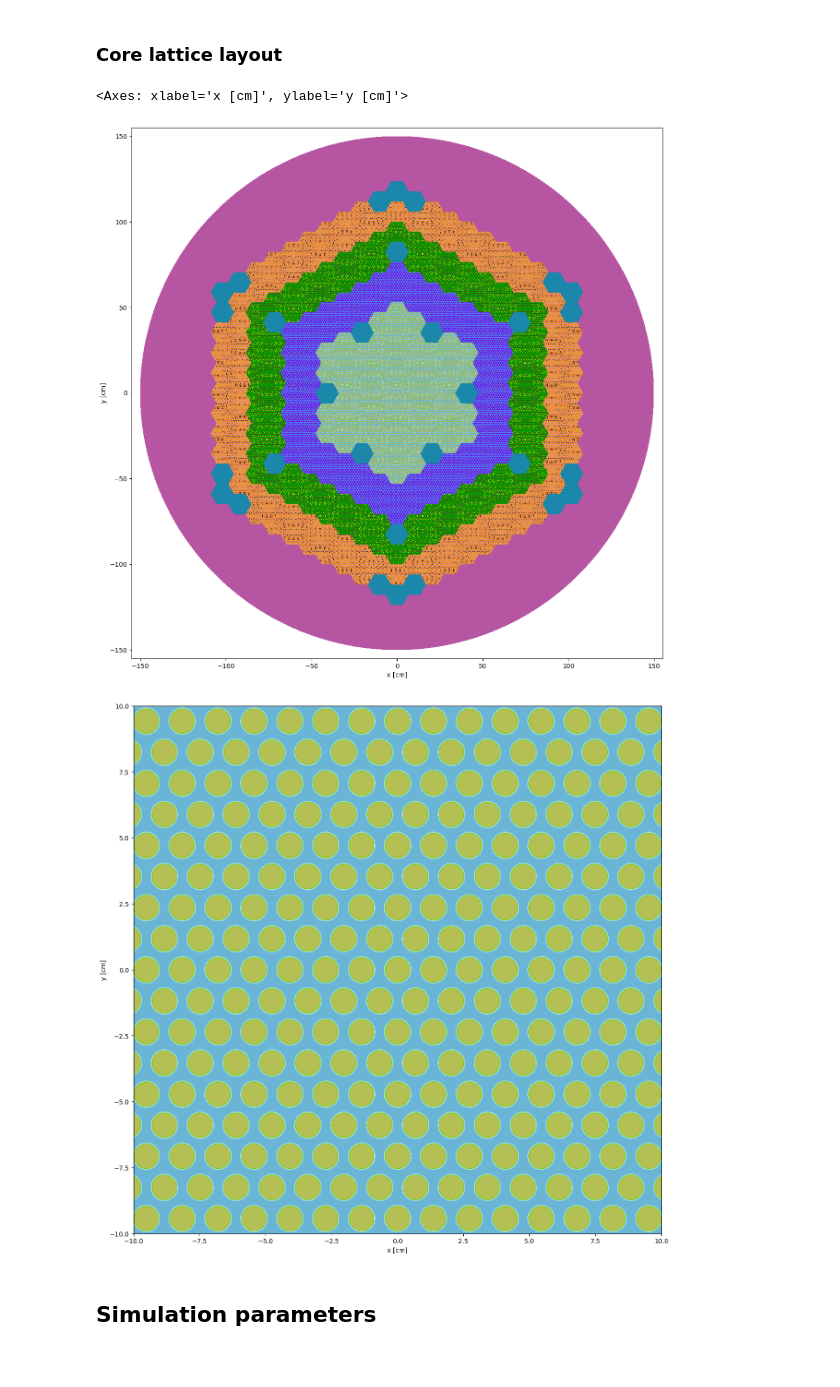
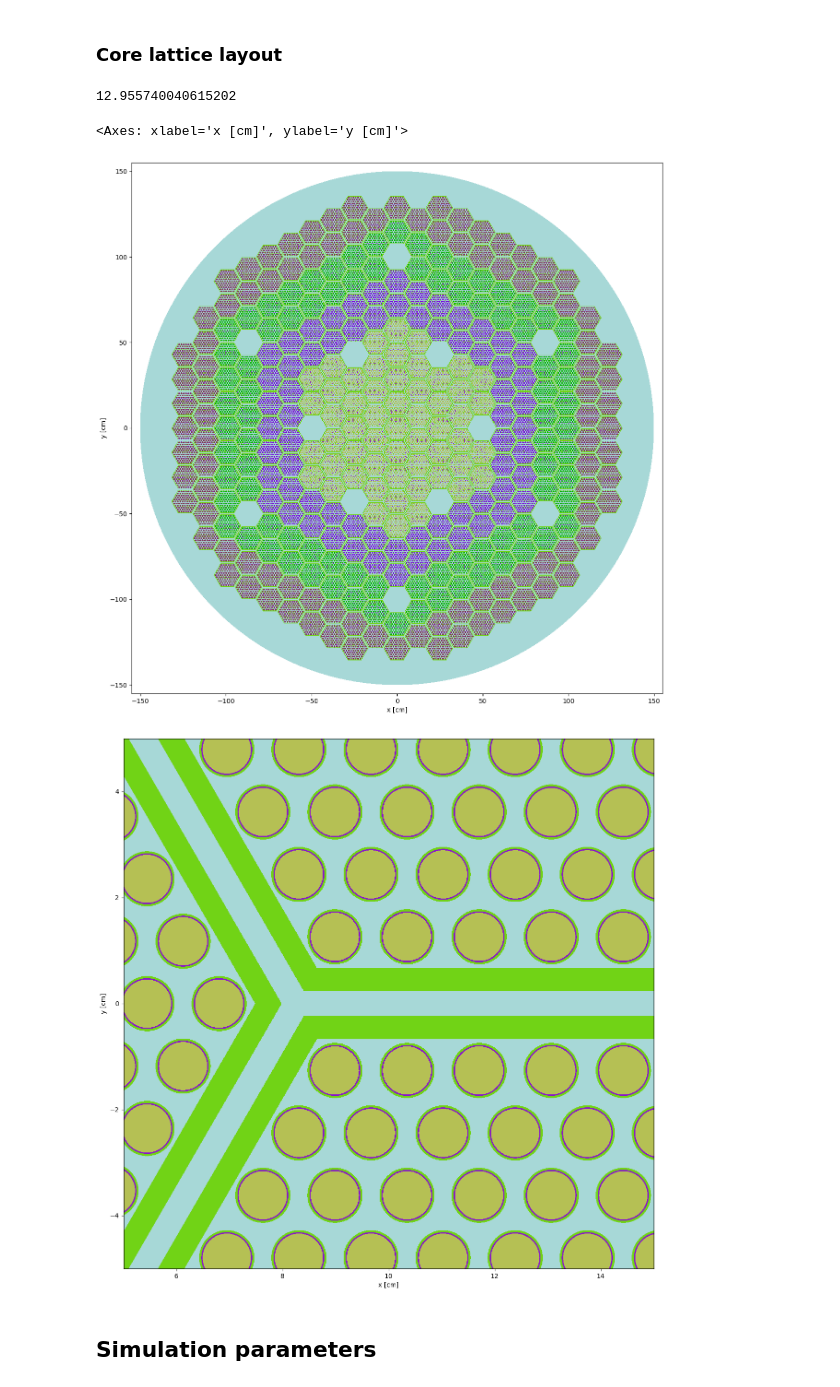
Before and after one commit to Singularigit/minor-actinides-transmutation-in-nuclear-reactor-systems, a Jupyter notebook: BLiu_model_2.ipynb, the cells around one changed output. Drawn from its saved outputs; the diff is of its cells as text; code cells hidden in the pictures.

```diff
--- a/BLiu_model_2.ipynb
+++ b/BLiu_model_2.ipynb
@@ -729,17 +772,28 @@ lat_mid_fuel.universes = [midfuel1, midfuel2, midfuel3, midfuel4, midfuel5, midf
 # Create prism that will contain lattice (unsure of dimensions!)
 surf_lat_mid_fuel = openmc.model.HexagonalPrism(edge_length=edge_fuel_ass, orientation='x')
 
+edge_clad_ass = edge_fuel_ass+0.5
+
+surf_lat_in_fuel_clad = openmc.model.HexagonalPrism(edge_length=edge_clad_ass, orientation='x')
+
 # Region
 reg_main_lat_mid_fuel = -surf_top & + surf_bot & -surf_lat_mid_fuel
+
 reg_out_lat_mid_fuel = -surf_top & + surf_bot & +surf_lat_mid_fuel
+
+reg_out_lat_mid_clad = -surf_top & + surf_bot & +surf_lat_in_fuel_clad
 
 #Fill a cell with the lattice. This cell is filled with the lattice and contained within the prism
 cell_main_lat_mid_fuel = openmc.Cell(fill=lat_mid_fuel, region=reg_main_lat_mid_fuel)
 #Fill a cell with a material that will sourrind the prism
-cell_out_lat_mid_fuel = openmc.Cell(fill=mat_cool, region=reg_out_lat_mid_fuel)
+
+cell_out_lat_mid_clad = openmc.Cell(fill=mat_cool, region=reg_out_lat_mid_clad)
+cell_out_lat_mid_fuel = openmc.Cell(fill=mat_clad, region=reg_out_lat_mid_fuel)
+
+
 
 # Universe containing both
 uni_main_mid_fuel = openmc.Universe(
-    cells=[cell_main_lat_mid_fuel, cell_out_lat_mid_fuel],
+    cells=[cell_main_lat_mid_fuel, cell_out_lat_mid_fuel,cell_out_lat_mid_clad],
     name='fuel assembly lattice, internal')
 # %%
@@ -769,17 +823,22 @@ lat_out_fuel.universes = [outfuel1, outfuel2, outfuel3, outfuel4, outfuel5, outf
 # Create prism that will contain lattice (unsure of dimensions!)
 surf_lat_out_fuel = openmc.model.HexagonalPrism(edge_length=edge_fuel_ass, orientation='x')
 
+surf_lat_out_clad = openmc.model.HexagonalPrism(edge_length=edge_clad_ass, orientation='x')
+
 # Region
 reg_main_lat_out_fuel = -surf_top & + surf_bot & -surf_lat_out_fuel
 reg_out_lat_out_fuel = -surf_top & + surf_bot & +surf_lat_out_fuel
+reg_out_lat_out_clad = -surf_top & + surf_bot & +surf_lat_out_clad
 
 #Fill a cell with the lattice. This cell is filled with the lattice and contained within the prism
 cell_main_lat_out_fuel = openmc.Cell(fill=lat_out_fuel, region=reg_main_lat_out_fuel)
 #Fill a cell with a material that will sourrind the prism
-cell_out_lat_out_fuel = openmc.Cell(fill=mat_cool, region=reg_out_lat_out_fuel)
+cell_out_lat_out_fuel = openmc.Cell(fill=mat_cool, region=reg_out_lat_out_clad)
+
+cell_out_lat_out_clad = openmc.Cell(fill=mat_clad, region=reg_out_lat_out_fuel)
 
 # Universe containing both
 uni_main_out_fuel = openmc.Universe(
-    cells=[cell_main_lat_out_fuel, cell_out_lat_out_fuel],
+    cells=[cell_main_lat_out_fuel, cell_out_lat_out_fuel,cell_out_lat_out_clad],
     name='fuel assembly lattice, internal')
 # %%
@@ -814,17 +873,25 @@ lat_blan.universes = [blan1, blan2, blan3, blan4, blan5, blan6]
 # Create prism that will contain lattice (unsure of dimensions!)
 surf_lat_blan = openmc.model.HexagonalPrism(edge_length=edge_fuel_ass, orientation='x')
 
+edge_clad_ass = edge_fuel_ass + 0.4
+
+surf_lat_clad = openmc.model.HexagonalPrism(edge_length=edge_clad_ass, orientation='x')
+
+
 # Region
 reg_main_lat_blan = -surf_top & + surf_bot & -surf_lat_blan
 reg_out_lat_blan = -surf_top & + surf_bot & +surf_lat_blan
+reg_out_lat_blan_clad = -surf_top & + surf_bot & +surf_lat_clad
 
 #Fill a cell with the lattice. This cell is filled with the lattice and contained within the prism
 cell_main_lat_blan = openmc.Cell(fill=lat_blan, region=reg_main_lat_blan)
 #Fill a cell with a material that will sourrind the prism
-cell_out_lat_blan = openmc.Cell(fill=mat_cool, region=reg_out_lat_blan)
+
+cell_out_lat_blan_clad = openmc.Cell(fill=mat_cool, region=reg_out_lat_blan_clad)
+cell_out_lat_blan = openmc.Cell(fill=mat_clad, region=reg_out_lat_blan)
 
 # Universe containing both
 uni_main_blan = openmc.Universe(
-    cells=[cell_main_lat_blan, cell_out_lat_blan],
+    cells=[cell_main_lat_blan, cell_out_lat_blan,cell_out_lat_blan_clad],
     name='fuel assembly lattice, internal')
 # %%
@@ -863,10 +930,14 @@ uni_main_cool.plot(origin=(0.,0.,0.), pixels=(500, 500), width=(17,17), color_by
 # Size parameters for core
 
 #pitch between each assembly'
-pitch_core = math.sqrt(3) * edge_fuel_ass #from hexagon geometry and its consistent triangles' 'altitude'
+#pitch_core = math.sqrt(3) * edge_fuel_ass #from hexagon geometry and its consistent triangles' 'altitude'
+pitch_core = 14.3 #from hexagon geometry and its consistent triangles' 'altitude'
+print(math.sqrt(3) * edge_fuel_ass)
 
 #equivalent diameter of core
 diam_core = 300
+# %% [output]
+12.955740040615202
 # %%
 # Defining lattice parameters
 lat_core = openmc.HexLattice(name='core')
@@ -915,12 +986,12 @@ uni_main_core = openmc.Universe(
     cells=[cell_main_core],
     name='core')
 # %%
-uni_main_core.plot(origin=(0.,0.,0.), pixels=(1150,1150), width=(310.,310.), color_by='cell')
-uni_main_core.plot(origin=(0.,0.,0.), pixels=(1150,1150), width=(20.,20.), color_by='cell')
+uni_main_core.plot(origin=(0.,0.,0.), pixels=(1150,1150), width=(310.,310.), color_by='material')
+uni_main_core.plot(origin=(10.,0.,0.), pixels=(1150,1150), width=(10.,10.), color_by='material')
 # %% [output]
 <Axes: xlabel='x [cm]', ylabel='y [cm]'>
-[figure, old version]
+[figure, new version]
-[figure, old version]
+[figure, new version]
 # %%
 # Export geometry to xml
 geom = openmc.Geometry(uni_main_core)
```
Also changed, not shown: parts of 15 cells of this notebook.
